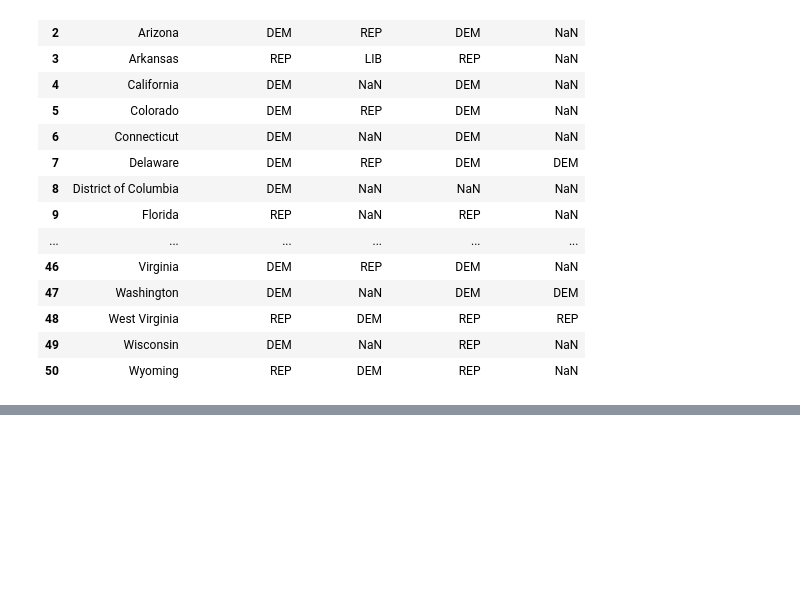
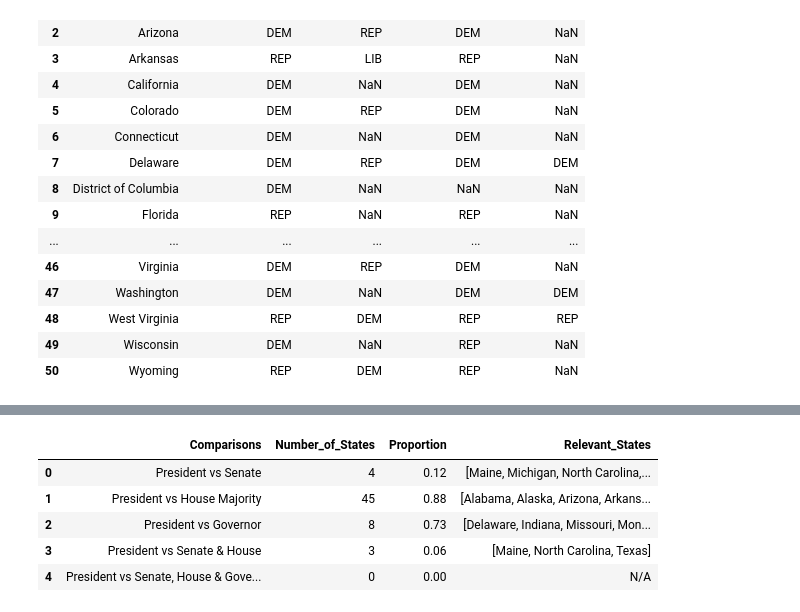
Before and after one commit to michelle1002/datasci151spring2026, a Jupyter notebook: _final_project/Michelle_Project.ipynb, the cells around one changed output, grey strips where cells are left out. Saved outputs shown, nothing was run; the diff lists cells and outputs as text; code cells hidden in the pictures; blank space fills up the shorter version.

```diff
--- a/_final_project/Michelle_Project.ipynb
+++ b/_final_project/Michelle_Project.ipynb
@@ -395,0 +419,41 @@ that elected new governors: 0.7272727272727273
+# %%
+labels = [
+    "President vs Senate",
+    "President vs House Majority",
+    "President vs Governor",
+    "President vs Senate & House",
+    "President vs Senate, House & Governor"
+    ]
+
+raw_counts = [
+    len(merged.query("Presidential_Party == Senator_Party")),
+    len(merged.query("Presidential_Party == House_Majority")),
+    len(merged.query("(Presidential_Party == Governor_Party)")),
+    len(merged.query("(Presidential_Party == House_Majority) and (Presidential_Party==Senator_Party)")),
+    len(merged.query("(Presidential_Party == House_Majority) and (Presidential_Party==Senator_Party) and (Presidential_Party==Governor_Party)"))
+    ]
+
+proportions = [
+    len(merged.query("Presidential_Party == Senator_Party"))/len(df_senator["state"].unique()),
+    len(merged.query("Presidential_Party == House_Majority"))/len(df_house["States"].unique()),
+    len(merged.query("(Presidential_Party == Governor_Party)"))/len(df_governor["state"].unique()),
+    len(merged.query("(Presidential_Party == House_Majority) and (Presidential_Party==Senator_Party)"))/len(df_state["state"].unique()),
+    len(merged.query("(Presidential_Party == House_Majority) and (Presidential_Party==Senator_Party) and (Presidential_Party==Governor_Party)"))/len(df_state["state"].unique())
+]
+
+relevant_states = [
+    merged.query("Presidential_Party == Senator_Party")["State"].tolist(),
+    merged.query("Presidential_Party == House_Majority")["State"].tolist(),
+    merged.query("(Presidential_Party == Governor_Party)")["State"].tolist(),
+    merged.query("(Presidential_Party == House_Majority) and (Presidential_Party==Senator_Party)")["State"].tolist(),
+    "N/A"
+]
+match_table = pd.DataFrame({"Comparisons": labels , "Number_of_States" : raw_counts, "Proportion" : proportions, "Relevant_States" : relevant_states})
+round(match_table,2)
+# %% [output]
+|  | Comparisons | Number_of_States | Proportion | Relevant_States |
+| 0 | President vs Senate | 4 | 0.12 | [Maine, Michigan, North Carolina,... |
+| 1 | President vs House Majority | 45 | 0.88 | [Alabama, Alaska, Arizona, Arkans... |
+| 2 | President vs Governor | 8 | 0.73 | [Delaware, Indiana, Missouri, Mon... |
+| 3 | President vs Senate & House | 3 | 0.06 | [Maine, North Carolina, Texas] |
+| 4 | President vs Senate, House & Gove... | 0 | 0.00 | N/A |
```
Also changed, not shown: parts of 30 cells of this notebook.
